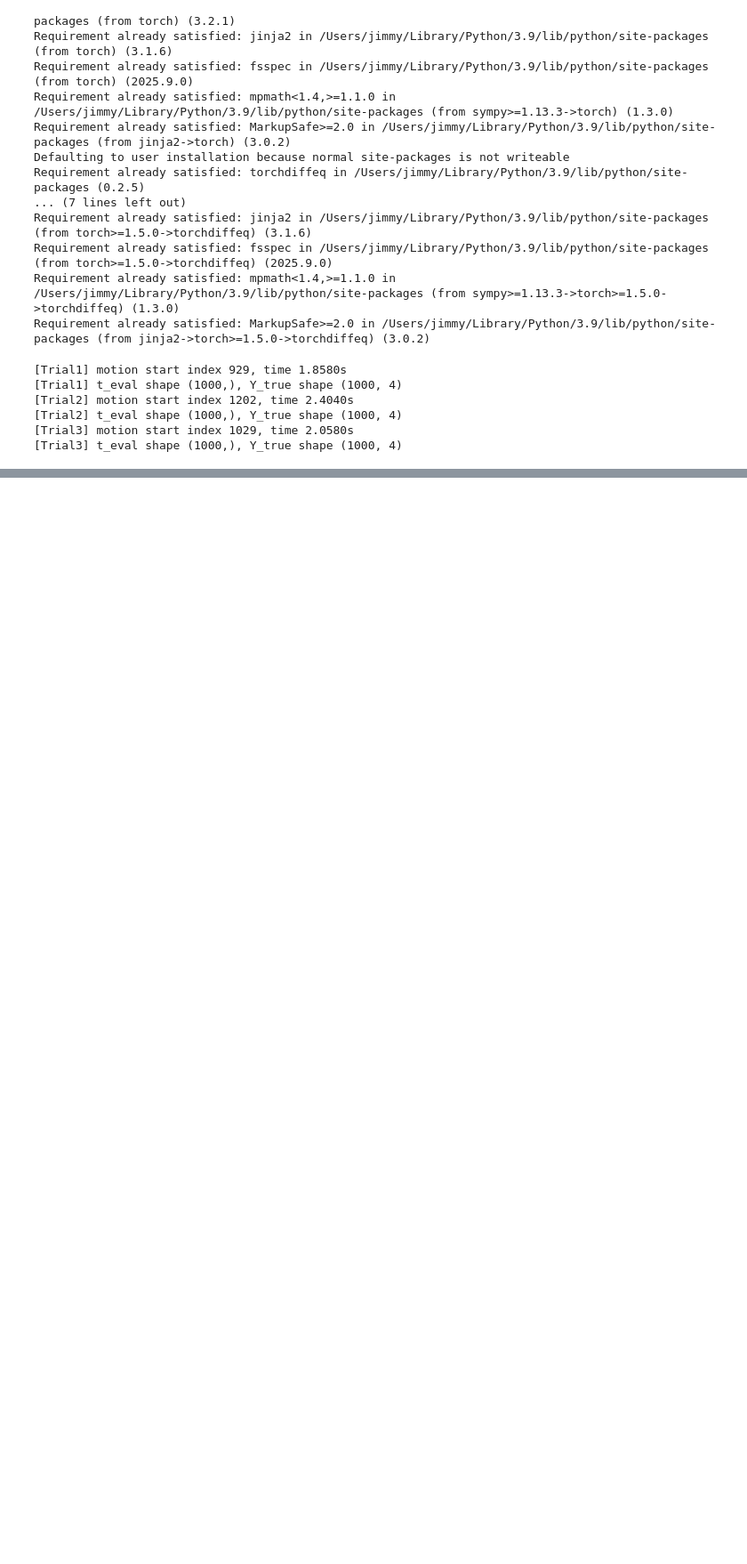
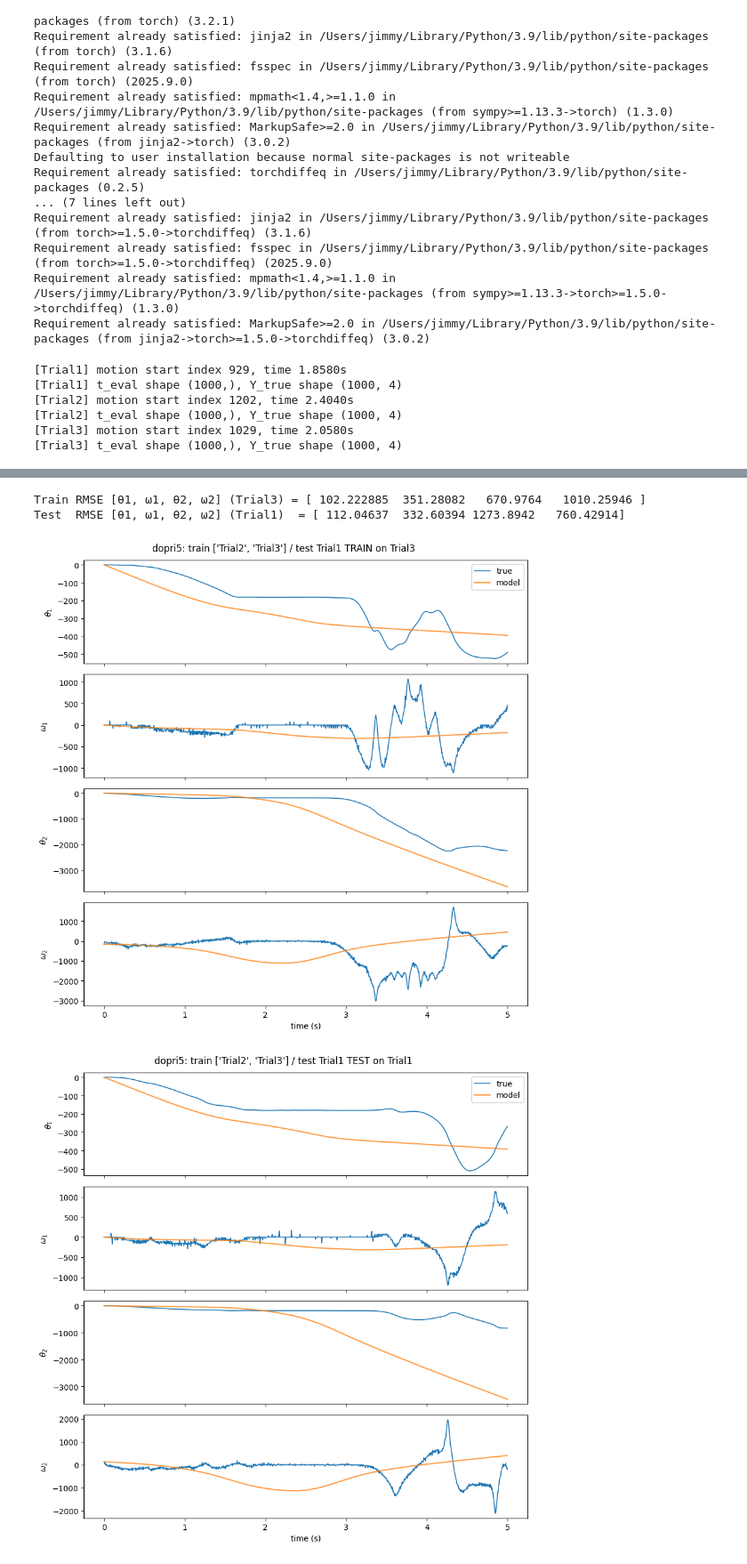
Before and after one commit to marzg7/doublependulum, a Jupyter notebook: Double_Pendulum_Neural_ODE.ipynb, the cells around one changed output, grey strips where cells are left out. Shown at 89% size. Cells and saved outputs as stored; diff of their text form; code cells hidden in the pictures; blank space fills up the shorter version.

Commit message:
Added Weight to Plot section

```diff
--- a/Double_Pendulum_Neural_ODE.ipynb
+++ b/Double_Pendulum_Neural_ODE.ipynb
@@ -492,0 +499,58 @@ train_rmse, test_rmse = plot_train_test(
+# %%
+# 8.1.1 Given Weights: reload model and plot performance
+
+# === Train on Trial1 + Trial2, test on Trial3, using dopri5 + windowed training ===
+
+train_names = ["Trial2", "Trial3"]
+test_name   = "Trial1"
+method_name = "dopri5"
+
+# 1) Prepare tensors + normalization
+train_trials, test_tensors, Y_mean, Y_std, dt = prepare_train_test_tensors(
+    real_trials, train_names, test_name
+)
+t_test, Y_test, Y_test_norm = test_tensors
+
+# 2) Make model for this solver method
+func, neural_ode = make_neural_ode(method_name, dt)
+
+# 3) Load weights into the ODEFunc that neural_ode wraps
+weights = torch.load("Neural_ODE_train_Trial2+Trial3_test_Trial1_dopri5.pth")
+
+func.load_state_dict(weights)
+
+
+# now the weights are loaded
+
+# 4) Plot train vs test
+train_trial_to_plot = "Trial3"  # you could also choose "Trial2"
+train_rmse, test_rmse = plot_train_test(
+    neural_ode,
+    Y_mean, Y_std,
+    train_trial_name=train_trial_to_plot,
+    real_trials=real_trials,
+    test_trial_name=test_name,
+    title_prefix=f"{method_name}: train {train_names} / test {test_name}",
+)
+## Plot of Model on training 3
+## Plot of model on testin 1
+
+
+# 4) Plot train vs test
+train_trial_to_plot = "Trial2"  # you could also choose "Trial2"
+train_rmse, test_rmse = plot_train_test(
+    neural_ode,
+    Y_mean, Y_std,
+    train_trial_name=train_trial_to_plot,
+    real_trials=real_trials,
+    test_trial_name=test_name,
+    title_prefix=f"{method_name}: train {train_names} / test {test_name}",
+)
+
+## Plot of Model on training 2
+## Plot of model on testin 1
+# %% [output]
+Train RMSE [θ1, ω1, θ2, ω2] (Trial3) = [ 102.222885  351.28082   670.9764   1010.25946 ]
+Test  RMSE [θ1, ω1, θ2, ω2] (Trial1)  = [ 112.04637  332.60394 1273.8942   760.42914]
+[figure, added]
+[figure, added]
```
Also changed, not shown: parts of 4 cells of this notebook, 4 other files.
